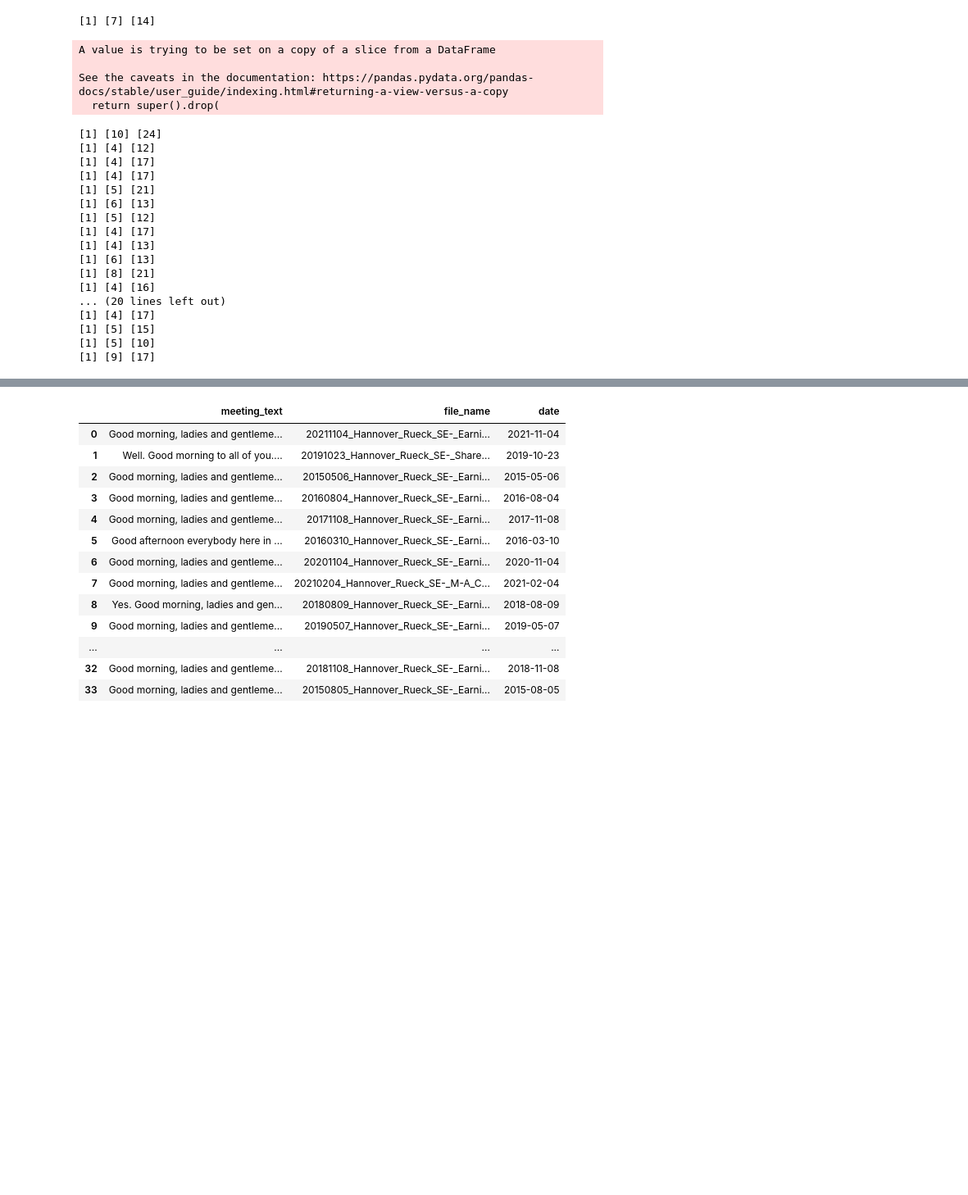
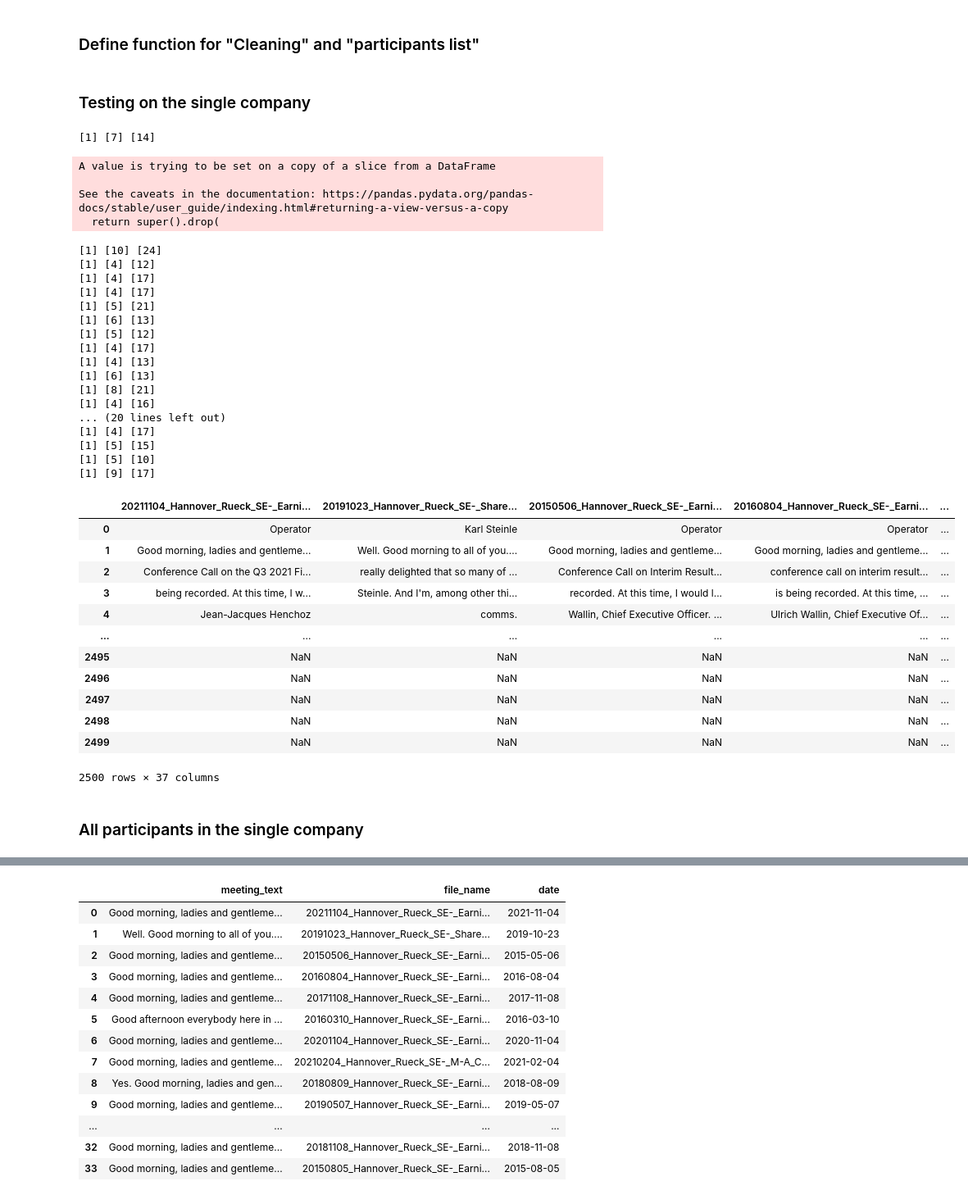
Before and after one commit to BoE-ARP-Bayes-MSc-BA/data_collecting, a Jupyter notebook: Testing.ipynb, the cells around one changed output, grey strips where cells are left out. Shown at 82% size. Drawn from its saved outputs; the diff is of its cells as text; code cells hidden in the pictures; blank space fills up the shorter version.

```diff
--- a/Testing.ipynb
+++ b/Testing.ipynb
@@ -4,6 +4,8 @@ import pandas as pd
 import numpy as np
 import re
 import os
+# %% [markdown]
+### Define function for "Cleaning" and "participants list"
 # %%
 def cleaning_text(contents):
     ### Cleaning all the unwanted rows in the transcript
@@ -109,6 +111,8 @@ def participants_list(df):
     # # save to csv
     # df.to_csv('/Users/timliu/Desktop/output/df.csv')
     return df, company_paticipants, other_paticipants
+# %% [markdown]
+### Testing on the single company
 # %%
 path = "/Users/timliu/Documents/GitHub/data_collecting/BBG_original_file/European (Re)Insurers/HNR1 GY" #資料夾目錄
 save_path = "/Users/timliu/Documents/GitHub/data_collecting/output/HNR1 GY_text"
@@ -142,31 +146,47 @@ for file in files:
             df_clean_na[f"{files[files.index(file)]}"] = df[f"{files[files.index(file)]}"].dropna(inplace=False).reset_index(drop=True)
 
 # drop the first column of the df
 df_clean_na = df_clean_na.iloc[:,1:]
+df_clean_na
 
 # save the dataframe
 # df_clean_na.to_csv('/Users/timliu/Documents/GitHub/data_collecting/output/test/df_test.csv')
 # %% [output]
 [1] [7] [14]
 A value is trying to be set on a copy of a slice from a DataFrame
 
 See the caveats in the documentation: https://pandas.pydata.org/pandas-docs/stable/user_guide/indexing.html#returning-a-view-versus-a-copy
   return super().drop(
 [1] [10] [24]
 [1] [4] [12]
 [1] [4] [17]
 [1] [4] [17]
 [1] [5] [21]
 [1] [6] [13]
 [1] [5] [12]
 [1] [4] [17]
 [1] [4] [13]
 [1] [6] [13]
 [1] [8] [21]
 [1] [4] [16]
 ... (20 lines left out)
 [1] [4] [17]
 [1] [5] [15]
 [1] [5] [10]
 [1] [9] [17]
+|  | 20211104_Hannover_Rueck_SE-_Earni... | 20191023_Hannover_Rueck_SE-_Share... | 20150506_Hannover_Rueck_SE-_Earni... | 20160804_Hannover_Rueck_SE-_Earni... | ... |
+| 0 | Operator | Karl Steinle | Operator | Operator | ... |
+| 1 | Good morning, ladies and gentleme... | Well. Good morning to all of you.... | Good morning, ladies and gentleme... | Good morning, ladies and gentleme... | ... |
+| 2 | Conference Call on the Q3 2021 Fi... | really delighted that so many of ... | Conference Call on Interim Result... | conference call on interim result... | ... |
+| 3 | being recorded. At this time, I w... | Steinle. And I'm, among other thi... | recorded. At this time, I would l... | is being recorded. At this time, ... | ... |
+| 4 | Jean-Jacques Henchoz | comms. | Wallin, Chief Executive Officer. ... | Ulrich Wallin, Chief Executive Of... | ... |
+| ... | ... | ... | ... | ... | ... |
+| 2495 | NaN | NaN | NaN | NaN | ... |
+| 2496 | NaN | NaN | NaN | NaN | ... |
+| 2497 | NaN | NaN | NaN | NaN | ... |
+| 2498 | NaN | NaN | NaN | NaN | ... |
+| 2499 | NaN | NaN | NaN | NaN | ... |
+2500 rows × 37 columns
+# %% [markdown]
+### All participants in the single company
 # %%
```
Also changed, not shown: parts of 19 cells of this notebook.
